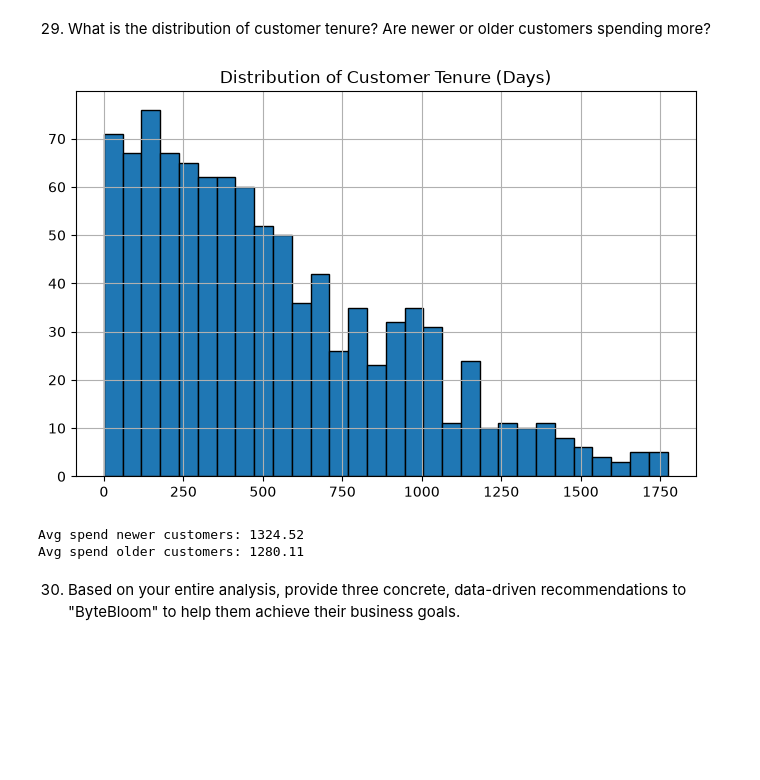
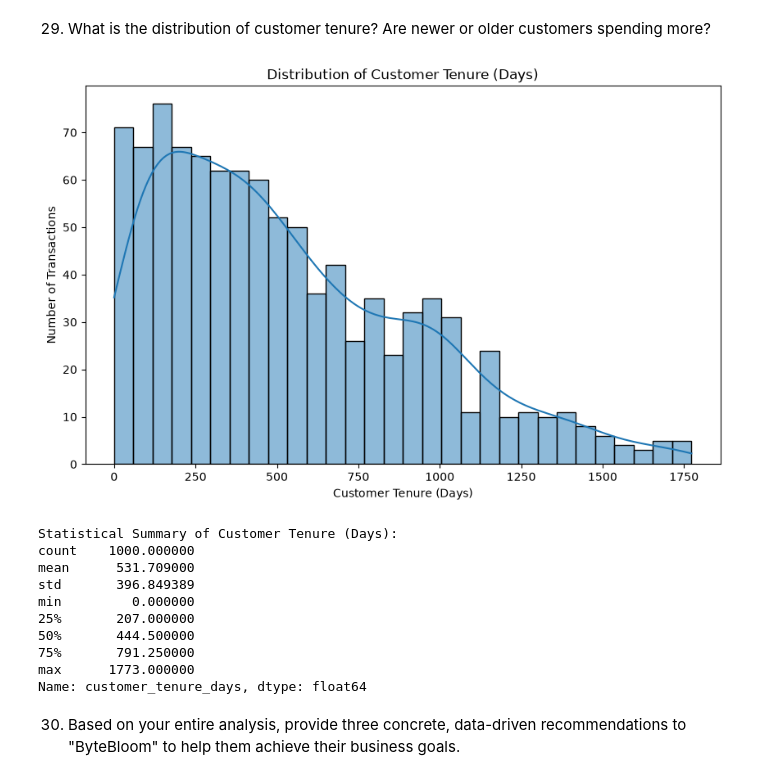
Before and after one commit to ankitchoudhary-github/Learnbay-Learning, a Jupyter notebook: Python_Programming/Mini Projects/ByteBloom/project.ipynb, the cells around one changed output. Cells and saved outputs as stored; diff of their text form; code cells hidden in the pictures; blank space fills up the shorter version.

```diff
--- a/Python_Programming/Mini Projects/ByteBloom/ProjectAns.ipynb
+++ b/Python_Programming/Mini Projects/ByteBloom/project.ipynb
@@ -1081,16 +1102,25 @@ Correlation between discount and quantity: 0.028
 # %% [markdown]
 29. What is the distribution of customer tenure? Are newer or older customers spending more?
-# %%
-# Write your code here
-df['customer_tenure_days'].hist(bins=30, edgecolor='black', figsize=(8, 5))
-plt.title('Distribution of Customer Tenure (Days)')
-plt.show()
-tenure_vs_spend = df.groupby('customer_tenure_days')['transaction_amount'].mean()
-newer = df[df['customer_tenure_days'] <= df['customer_tenure_days'].median()]['transaction_amount'].mean()
-older = df[df['customer_tenure_days'] > df['customer_tenure_days'].median()]['transaction_amount'].mean()
-print('Avg spend newer customers:', round(newer, 2))
-print('Avg spend older customers:', round(older, 2))
-# %% [output]
-[figure, removed]
-Avg spend newer customers: 1324.52
-Avg spend older customers: 1280.11
+# %%
+# Write your code here
+plt.figure(figsize=(10, 6))
+sns.histplot(df['customer_tenure_days'], bins=30, kde=True)
+plt.title('Distribution of Customer Tenure (Days)')
+plt.xlabel('Customer Tenure (Days)')
+plt.ylabel('Number of Transactions')
+plt.show()
+
+print("Statistical Summary of Customer Tenure (Days):")
+print(df['customer_tenure_days'].describe())
+# %% [output]
+[figure, added]
+Statistical Summary of Customer Tenure (Days):
+count    1000.000000
+mean      531.709000
+std       396.849389
+min         0.000000
+25%       207.000000
+50%       444.500000
+75%       791.250000
+max      1773.000000
+Name: customer_tenure_days, dtype: float64
```
Also changed, not shown: parts of 11 cells of this notebook.
